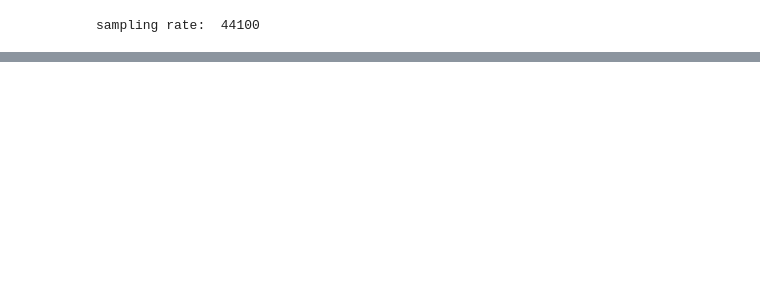
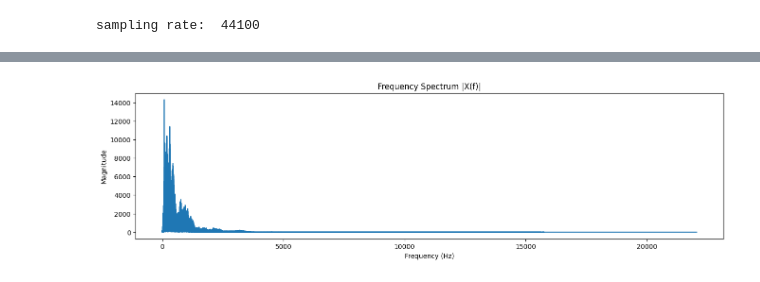
Before and after one commit to Aaron-pweb/Digital_Audio_Signal_Filtering_and_Noise_Reduction, a Jupyter notebook: sound-filtter.ipynb, the cells around one changed output, grey strips where cells are left out. Saved outputs shown, nothing was run; the diff lists cells and outputs as text; code cells hidden in the pictures; blank space fills up the shorter version.

```diff
--- a/sound-filtter.ipynb
+++ b/sound-filtter.ipynb
@@ -46,0 +45,12 @@ sampling rate:  44100
+# %%
+Y = rfft(y)
+freqs = rfftfreq(len(y), 1/sr)
+# %%
+plt.figure(figsize=(16,4))
+plt.plot(freqs, np.abs(Y))
+plt.xlabel("Frequency (Hz)")
+plt.ylabel("Magnitude")
+plt.title("Frequency Spectrum |X(f)|")
+plt.show()
+# %% [output]
+[figure, added]
```
Also changed, not shown: parts of 5 cells of this notebook.
